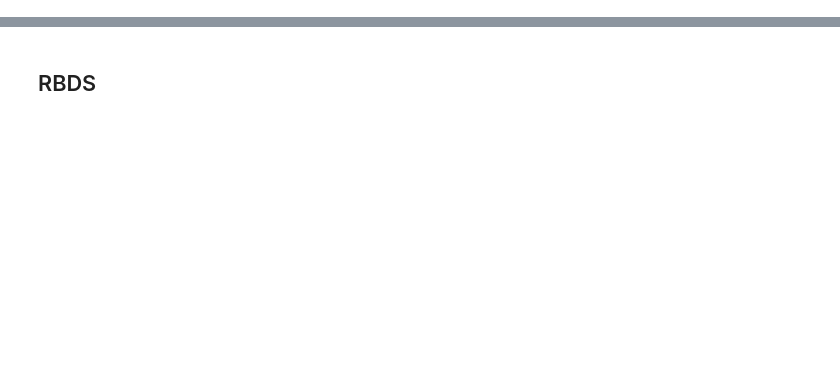
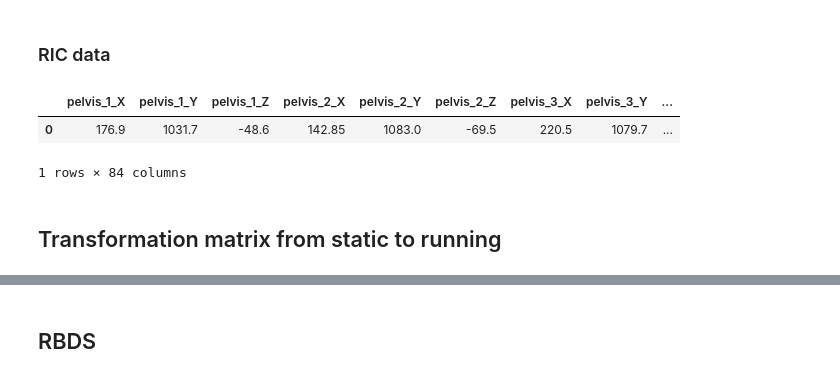
Before and after one commit to regifukuchi/BMC-RIC-running-biomechanics, a Jupyter notebook: notebooks/RIC_RBDS_debugg_join_ang.ipynb, the cells around one changed output, grey strips where cells are left out. Drawn from its saved outputs; the diff is of its cells as text; code cells hidden in the pictures; blank space fills up the shorter version.

```diff
--- a/notebooks/RIC_RBDS_debugg_join_ang.ipynb
+++ b/notebooks/RIC_RBDS_debugg_join_ang.ipynb
@@ -73,0 +66,10 @@ c3d_R['data']['points'][3, :, :] = np.ones(z_mkr.T.shape)
+# %% [markdown]
+### RIC data
+# %%
+sub_id = '101679'
+trial = '20160226T120637'
+# %%
+figshare_dir = r'C:\Users\Reginaldo\OneDrive - University of Calgary\data\Figshare_SciData\new_unzip'
+# This subject and trial is the best match for speed of 3.5 m/s and age
+fn_json=os.path.join(figshare_dir, sub_id, trial+'.json')
+neutral, joints, gait, hz = parse_gait.parse_RIC(fn_json)
@@ -73,0 +102,8 @@ c3d_R['data']['points'][3, :, :] = np.ones(z_mkr.T.shape)
+# %%
+neutral.head()
+# %% [output]
+|  | pelvis_1_X | pelvis_1_Y | pelvis_1_Z | pelvis_2_X | pelvis_2_Y | pelvis_2_Z | pelvis_3_X | pelvis_3_Y | ... |
+| 0 | 176.9 | 1031.7 | -48.6 | 142.85 | 1083.0 | -69.5 | 220.5 | 1079.7 | ... |
+1 rows × 84 columns
+# %% [markdown]
+## Transformation matrix from static to running
```
Also changed, not shown: parts of 90 cells of this notebook, 8 other files.
